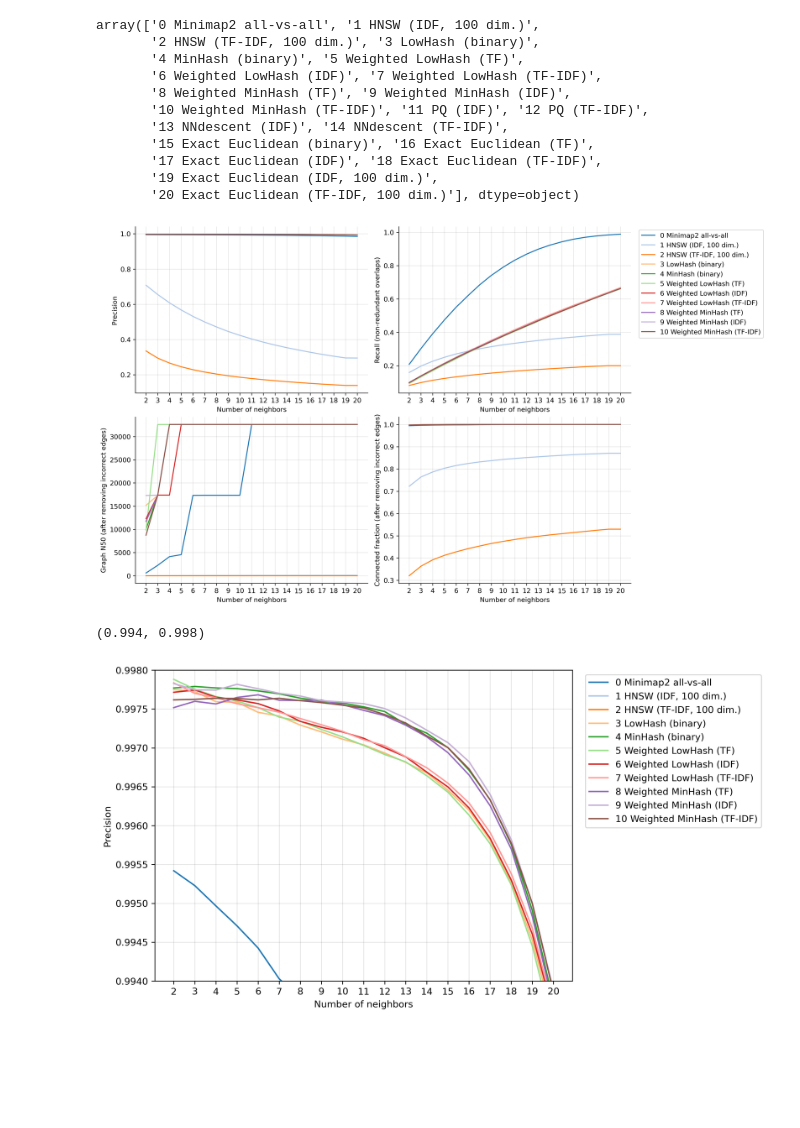
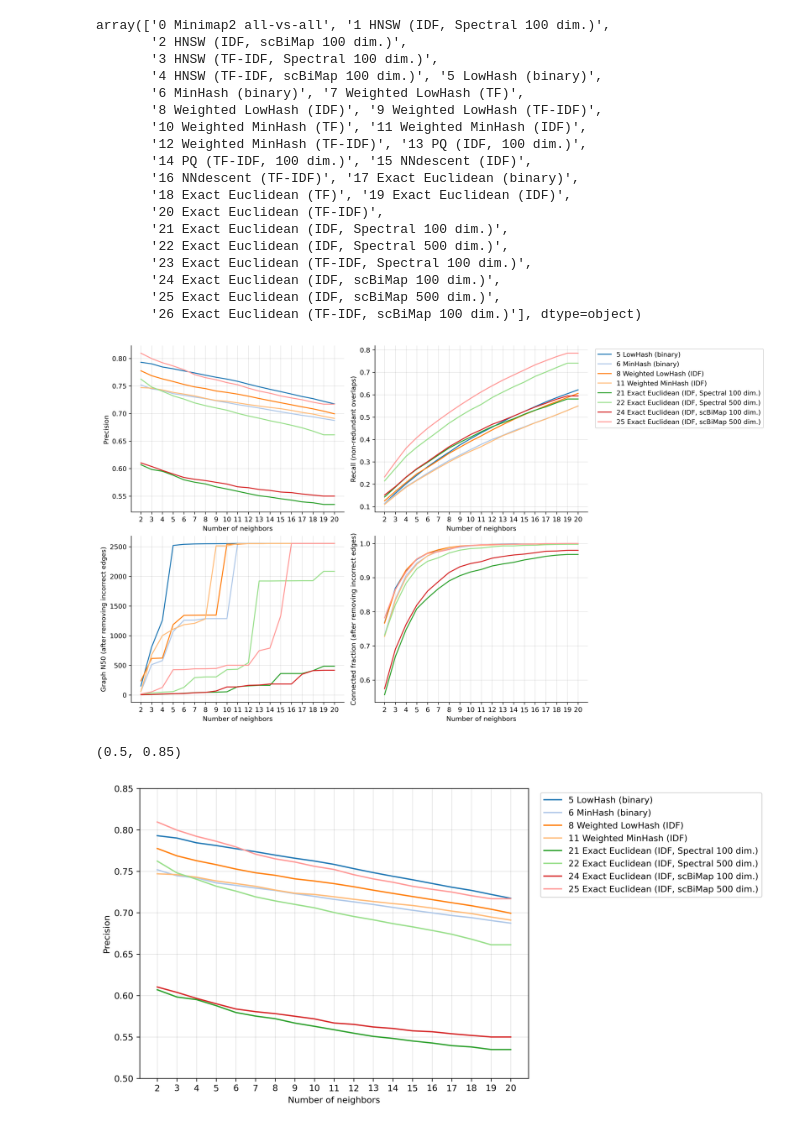
Before and after one commit to jzhang-dev/kNN-overlap-finder, a Jupyter notebook: notebooks/plot/plot.py.ipynb, the cells around one changed output. Cells and saved outputs as stored; diff of their text form; code cells hidden in the pictures; blank space fills up the shorter version.

```diff
--- a/notebooks/plot/plot.py.ipynb
+++ b/notebooks/plot/plot.py.ipynb
@@ -9,7 +9,7 @@ plt.rcParams['figure.facecolor'] = 'white'
 plt.rcParams['figure.dpi'] = 300
 # %%
 dfs = []
-for region in ("IGK", "TRA", 'HLA', "IGH", "chr6_50M"):
+for region in ("IGK", "TRA", 'HLA', "IGH"):
     tsv = f"../../data/evaluation/CHM13/{region}/pbsim_ONT_93_30k/kmer_k16/overlap_statistics.tsv"
     df = pd.read_table(tsv)
     df.insert(0, "region", region)
@@ -21,19 +21,29 @@ df['connected_fraction'] = 1 - df['singleton_fraction']
 # %%
 stat_df['label'].unique()
 # %% [output]
-array(['0 Minimap2 all-vs-all', '1 HNSW (IDF, 100 dim.)',
-       '2 HNSW (TF-IDF, 100 dim.)', '3 LowHash (binary)',
-       '4 MinHash (binary)', '5 Weighted LowHash (TF)',
-       '6 Weighted LowHash (IDF)', '7 Weighted LowHash (TF-IDF)',
-       '8 Weighted MinHash (TF)', '9 Weighted MinHash (IDF)',
-       '10 Weighted MinHash (TF-IDF)', '11 PQ (IDF)', '12 PQ (TF-IDF)',
-       '13 NNdescent (IDF)', '14 NNdescent (TF-IDF)',
-       '15 Exact Euclidean (binary)', '16 Exact Euclidean (TF)',
-       '17 Exact Euclidean (IDF)', '18 Exact Euclidean (TF-IDF)',
-       '19 Exact Euclidean (IDF, 100 dim.)',
-       '20 Exact Euclidean (TF-IDF, 100 dim.)'], dtype=object)
+array(['0 Minimap2 all-vs-all', '1 HNSW (IDF, Spectral 100 dim.)',
+       '2 HNSW (IDF, scBiMap 100 dim.)',
+       '3 HNSW (TF-IDF, Spectral 100 dim.)',
+       '4 HNSW (TF-IDF, scBiMap 100 dim.)', '5 LowHash (binary)',
+       '6 MinHash (binary)', '7 Weighted LowHash (TF)',
+       '8 Weighted LowHash (IDF)', '9 Weighted LowHash (TF-IDF)',
+       '10 Weighted MinHash (TF)', '11 Weighted MinHash (IDF)',
+       '12 Weighted MinHash (TF-IDF)', '13 PQ (IDF, 100 dim.)',
+       '14 PQ (TF-IDF, 100 dim.)', '15 NNdescent (IDF)',
+       '16 NNdescent (TF-IDF)', '17 Exact Euclidean (binary)',
+       '18 Exact Euclidean (TF)', '19 Exact Euclidean (IDF)',
+       '20 Exact Euclidean (TF-IDF)',
+       '21 Exact Euclidean (IDF, Spectral 100 dim.)',
+       '22 Exact Euclidean (IDF, Spectral 500 dim.)',
+       '23 Exact Euclidean (TF-IDF, Spectral 100 dim.)',
+       '24 Exact Euclidean (IDF, scBiMap 100 dim.)',
+       '25 Exact Euclidean (IDF, scBiMap 500 dim.)',
+       '26 Exact Euclidean (TF-IDF, scBiMap 100 dim.)'], dtype=object)
 # %%
-df = stat_df.query("region == 'chr6_50M'")
+selected_configs = [0,  5, 6, 21, 22, 23, 24, 25, 26]
+selected_configs = [5, 6, 8, 11, 21, 22, 24, 25]
+
+df = stat_df.query("region == 'IGK' & config_id in @selected_configs")
 
 y_labels = dict(
     precision="Precision",
@@ -63,18 +73,18 @@ for i, ax in enumerate( itertools.chain(*axes) ):
 
     ax.spines[['top', 'right']].set_visible(False)
 # %% [output]
-[figure, old version]
+[figure, new version]
 # %%
 fig, ax = plt.subplots(figsize=(8, 6))
 y = 'precision'
 g = seaborn.lineplot(ax=ax, data=df, x=x, y=y, hue='label', palette=palette)
 ax.legend(loc="upper left", bbox_to_anchor=(1.02, 1))
 ax.grid(axis='both', color='k', alpha=0.1)
 ax.set_xticks(k_values)
 ax.set_xlabel("Number of neighbors")
 ax.set_ylabel(y_labels[y])
 ax.grid(axis='both', color='k', alpha=0.1)
-ax.set_ylim(0.994, 0.998)
+ax.set_ylim(0.5, 0.85)
 # %% [output]
-(0.994, 0.998)
+(0.5, 0.85)
-[figure, old version]
+[figure, new version]
```
Also changed, not shown: parts of 1 cell of this notebook, 5 other files.
